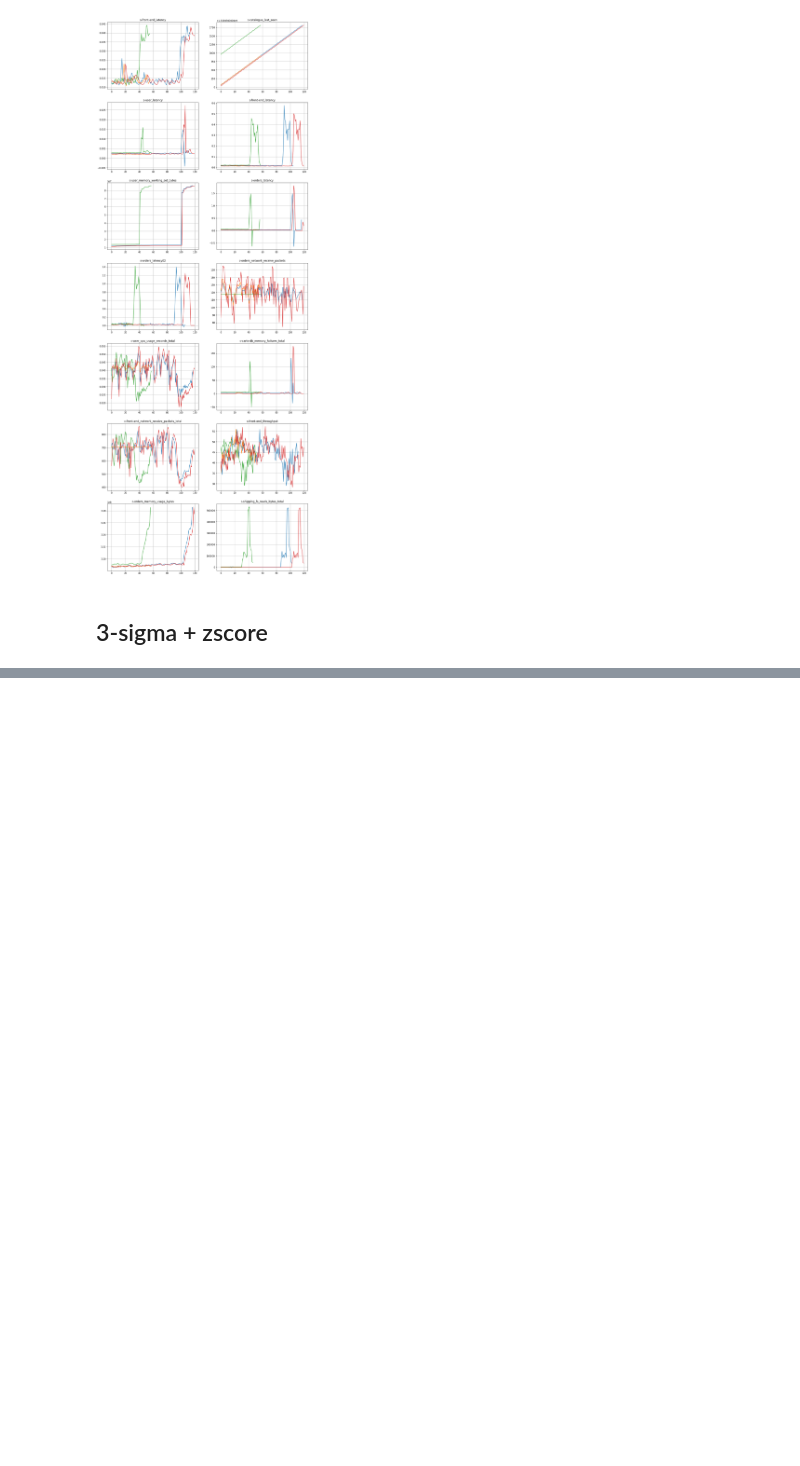
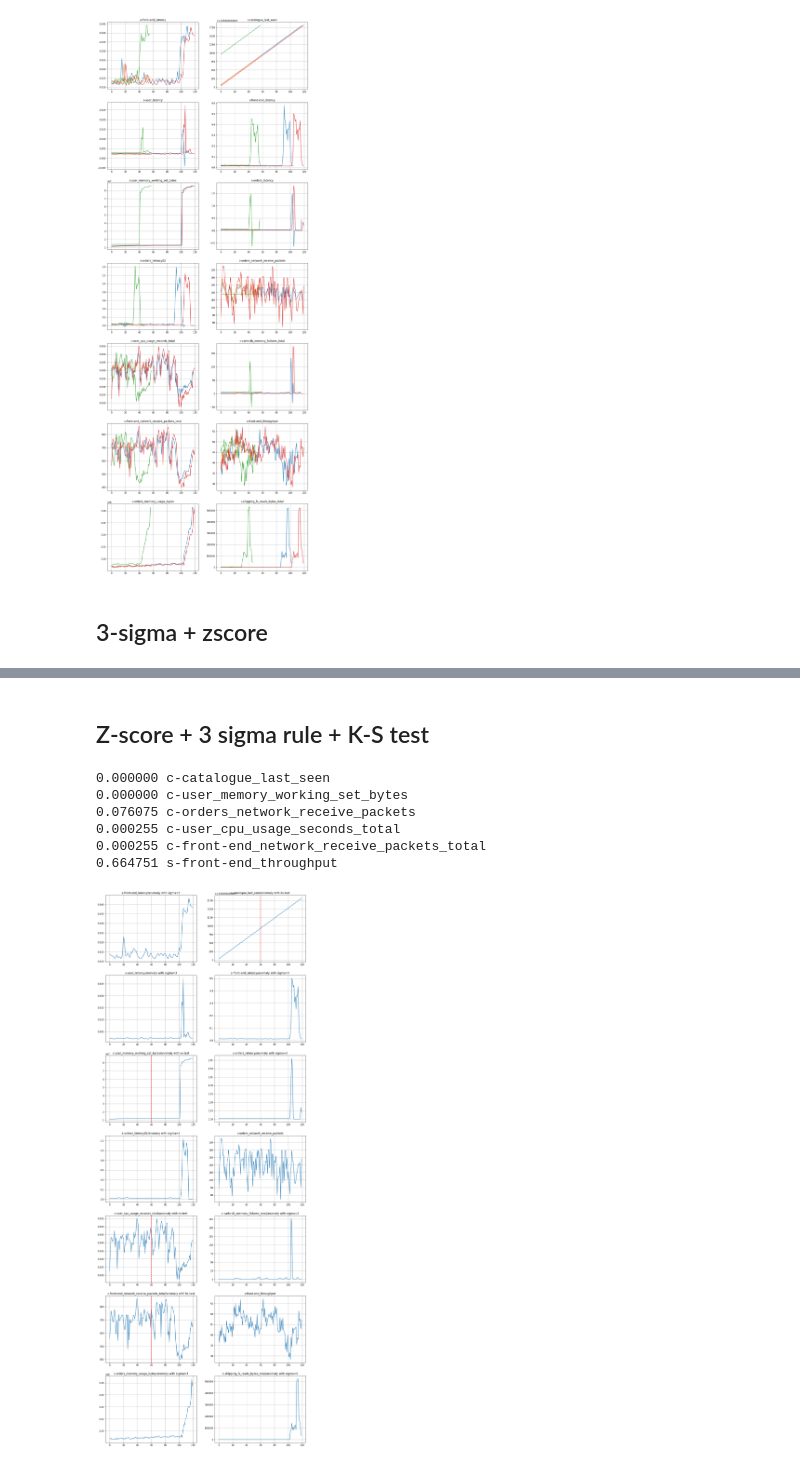
Before and after one commit to ai4sre/meltria-analyzer, a Jupyter notebook: notebooks/2samp_test.ipynb, the cells around one changed output, grey strips where cells are left out. Drawn from its saved outputs; the diff is of its cells as text; code cells hidden in the pictures; blank space fills up the shorter version.

```diff
--- a/notebooks/2samp_test.ipynb
+++ b/notebooks/2samp_test.ipynb
@@ -252,0 +253,35 @@ for case, axs in zip(cases, axses):
+# %% [markdown]
+## Z-score + 3 sigma rule + K-S test
+# %%
+cases = sockshop.testcases_of_sockshop
+fig, axs = plt.subplots(len(cases)//2, ncols=2)
+fig.set_size_inches(16, 3*len(cases))
+for case, ax in zip(cases, axs.flatten()):
+    ts = np.array(case['datapoints'])
+
+    ax.plot(ts)
+    ax.grid()
+
+    sigma3_outliers = sigma3_zscore(ts, sigma=3)
+    if len(sigma3_outliers) > 0:
+        ax.set_title(case['name'] + '/anomaly with sigma=3')
+        continue
+
+    sigma2_outliers = sigma3_zscore(ts, sigma=2)
+
+    train_ts, test_ts = np.split(ts, 2)
+    pval = scipy.stats.ks_2samp(train_ts, test_ts).pvalue
+    print(f"{pval:5f}", case['name'])
+    if pval <= 0.05:
+        ax.axvline(train_ts.size, color='red', linestyle='dashed', label='breaks')
+        ax.set_title(case['name'] + '/anomaly with ks-test')
+    else:
+        ax.set_title(case['name'])
+# %% [output]
+0.000000 c-catalogue_last_seen
+0.000000 c-user_memory_working_set_bytes
+0.076075 c-orders_network_receive_packets
+0.000255 c-user_cpu_usage_seconds_total
+0.000255 c-front-end_network_receive_packets_total
+0.664751 s-front-end_throughput
+[figure, added]
```
Also changed, not shown: parts of 3 cells of this notebook.
